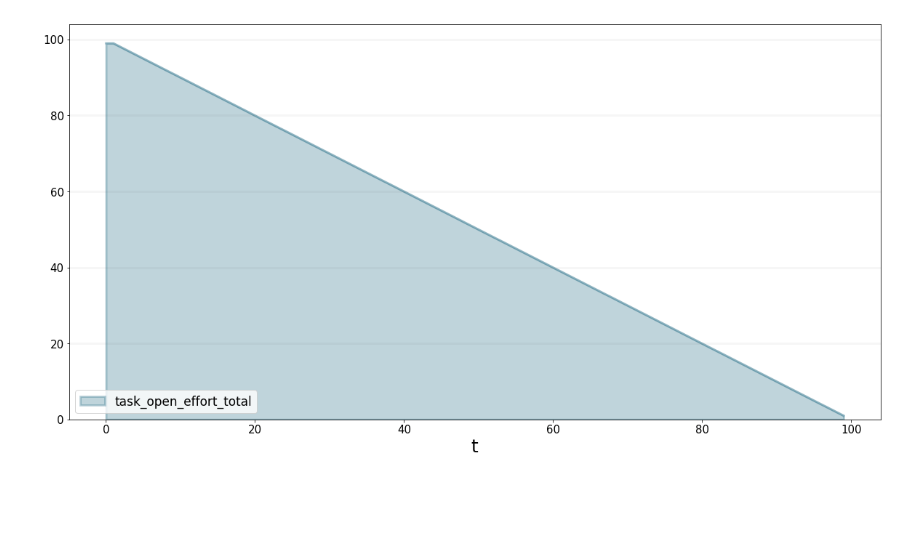
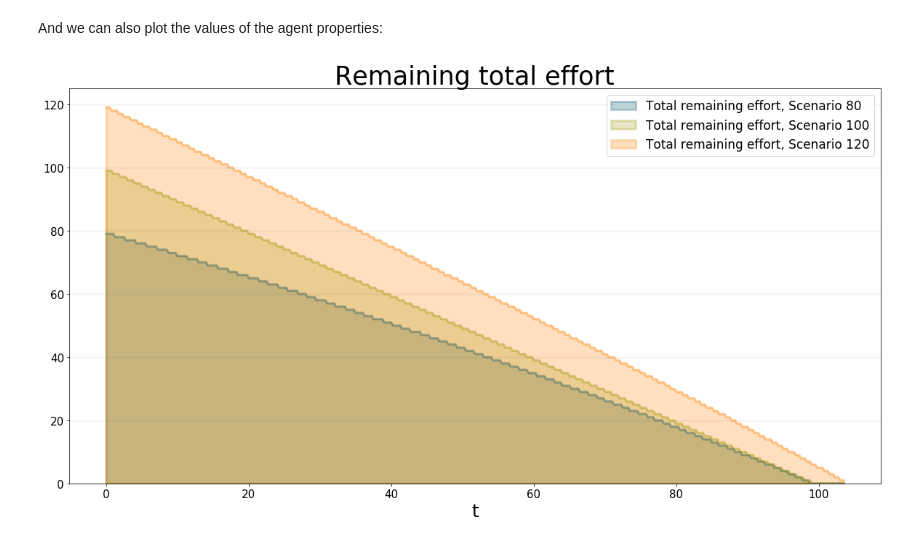
Before and after one commit to transentis/bptk_py_tutorial, a Jupyter notebook: bptk_py_abm_intro.ipynb, the cells around one changed output. Saved outputs shown, nothing was run; the diff lists cells and outputs as text; code cells hidden in the pictures; blank space fills up the shorter version.

```diff
--- a/bptk_py_abm_intro.ipynb
+++ b/bptk_py_abm_intro.ipynb
@@ -59,12 +466,20 @@ bptk.plot_scenarios(
+# %% [markdown]
+And we can also plot the values of the agent properties:
 # %%
 bptk.plot_scenarios(
     scenario_managers=["ABMsmSimpleProjectManagement"],
     kind="area",
-    scenarios=["scenarioSPM"],
+    scenarios=["scenario80","scenario100","scenario120"],
+    title="Remaining total effort",
     agents=["task"],
     agent_states=["open"],
     agent_properties=["effort"],
-    agent_property_types=["total"]
+    agent_property_types=["total"],
+    series_names={
+        "ABMsmSimpleProjectManagement_scenario80_task_open_effort_total": "Total remaining effort, Scenario 80",
+        "ABMsmSimpleProjectManagement_scenario100_task_open_effort_total": "Total remaining effort, Scenario 100",
+         "ABMsmSimpleProjectManagement_scenario120_task_open_effort_total": "Total remaining effort, Scenario 120"
+     }
 )
 # %% [output]
-[figure, old version]
+[figure, new version]
```
Also changed, not shown: parts of 36 cells of this notebook, 11 other files.
